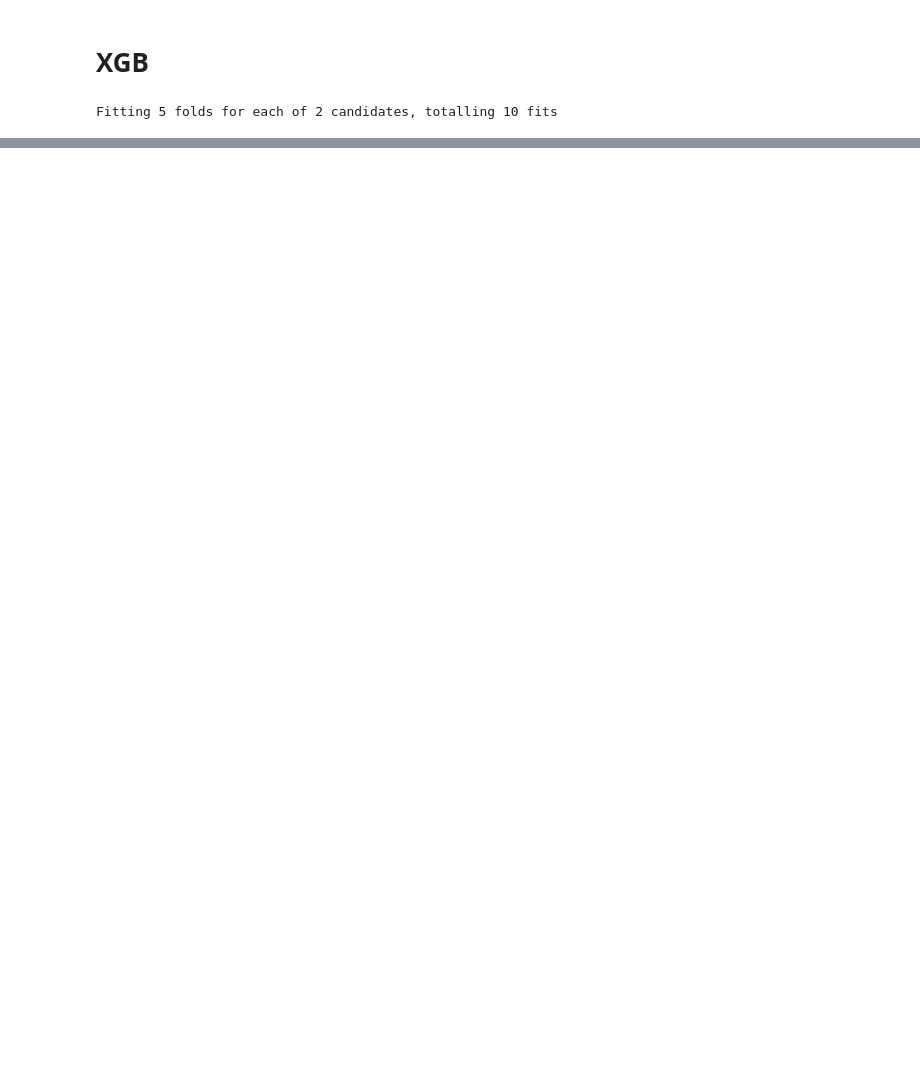
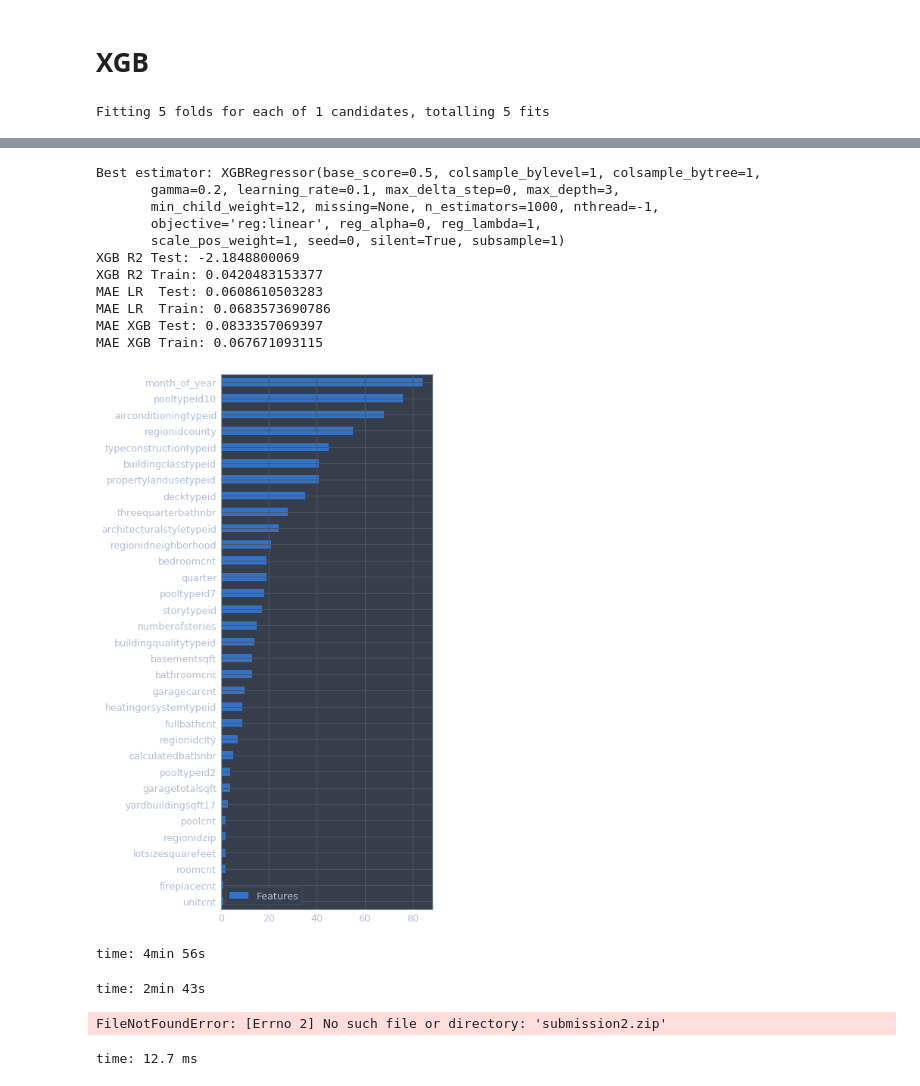
Before and after one commit to tudoriliuta/ZillowForecast, a Jupyter notebook: ZillowForecast.ipynb, the cells around one changed output, grey strips where cells are left out. Cells and saved outputs as stored; diff of their text form; code cells hidden in the pictures; blank space fills up the shorter version.

```diff
--- a/ZillowForecast.ipynb
+++ b/ZillowForecast.ipynb
@@ -301,16 +329,18 @@ time: 1.47 s
 # XGB
 # %%
 cv = 5
-jobs = 10
+jobs = 5
 params={
     'max_depth':        [3], # shuld be 0.5 to 1% of the examples
-    'subsample':        [0.8, 1], #[0.4,0.5,0.6,0.7,0.8,0.9,1.0],
-    'min_child_weight': [10],
+    'subsample':        [1], #[0.4,0.5,0.6,0.7,0.8,0.9,1.0],
+    'min_child_weight': [12], # Deals with imbalanced data.
+    'gamma':            [0.2],
     #'colsample_bytree': [0.5], #[0.5,0.6,0.7,0.8],
     'objective':        ['reg:linear'],
     'n_estimators':     [1000], #[1000,2000,3000]
     'reg_alpha':        [0], #[0.01, 0.02, 0.03, 0.04]
-    'learning_rate':    [0.1]
+    'learning_rate':    [0.1],
+    'scale_pos_weight': [1]
 }
 
 # Build XGB model based on the given parameters.
@@ -364,5 +394,6 @@ dict_features = plot_best_features(xgb_gs.best_estimator_, data=x_all, num_featu
 # XGB R2 Test: 0.011877997183 Train: 0.141170034298
 # MAE LR  Train: 0.0680096936624 Test: 0.0713713207428
 # MAE XGB Train: 0.0662614095391 Test: 0.0722176694789
+######## Label Encoder #######
 # %% [output]
-Fitting 5 folds for each of 2 candidates, totalling 10 fits
+Fitting 5 folds for each of 1 candidates, totalling 5 fits
@@ -369,8 +402,23 @@ Fitting 5 folds for each of 2 candidates, totalling 10 fits
+Best estimator: XGBRegressor(base_score=0.5, colsample_bylevel=1, colsample_bytree=1,
+       gamma=0.2, learning_rate=0.1, max_delta_step=0, max_depth=3,
+       min_child_weight=12, missing=None, n_estimators=1000, nthread=-1,
+       objective='reg:linear', reg_alpha=0, reg_lambda=1,
+       scale_pos_weight=1, seed=0, silent=True, subsample=1)
+XGB R2 Test: -2.1848800069
+XGB R2 Train: 0.0420483153377
+MAE LR  Test: 0.0608610503283
+MAE LR  Train: 0.0683573690786
+MAE XGB Test: 0.0833357069397
+MAE XGB Train: 0.067671093115
+[figure, added]
+time: 4min 56s
 # %%
 for d in [10,11,12]:
     x_predict = transactions.copy()
     x_predict['month_of_year'] = d
     x_predict['quarter'] = 4
-    predictions = xgb_gs.predict(x_predict[transactions_final_columns].fillna(0).values)
+    predictions = xgb_gs.predict(x_predict[best_columns].fillna(0).values)
     x_predict['2016%s'%(d)] = predictions
     submission_sample['2016%s'%(d)] = submission_sample['ParcelId'].to_frame().merge(x_predict[['parcelid','2016%s'%(d)]], how='left', left_on='ParcelId', right_on='parcelid')['2016%s'%(d)]
+# %% [output]
+time: 2min 43s
@@ -379,2 +425,6 @@ submission_sample.head()
 # %%
-submission_sample.to_csv('submission1.csv',index=False)
+submission_sample.to_csv('submission2.csv',index=False, compression='zip')
+submission_sample.head()
+# %% [output]
+FileNotFoundError: [Errno 2] No such file or directory: 'submission2.zip'
+time: 12.7 ms
```
Also changed, not shown: parts of 13 cells of this notebook.
